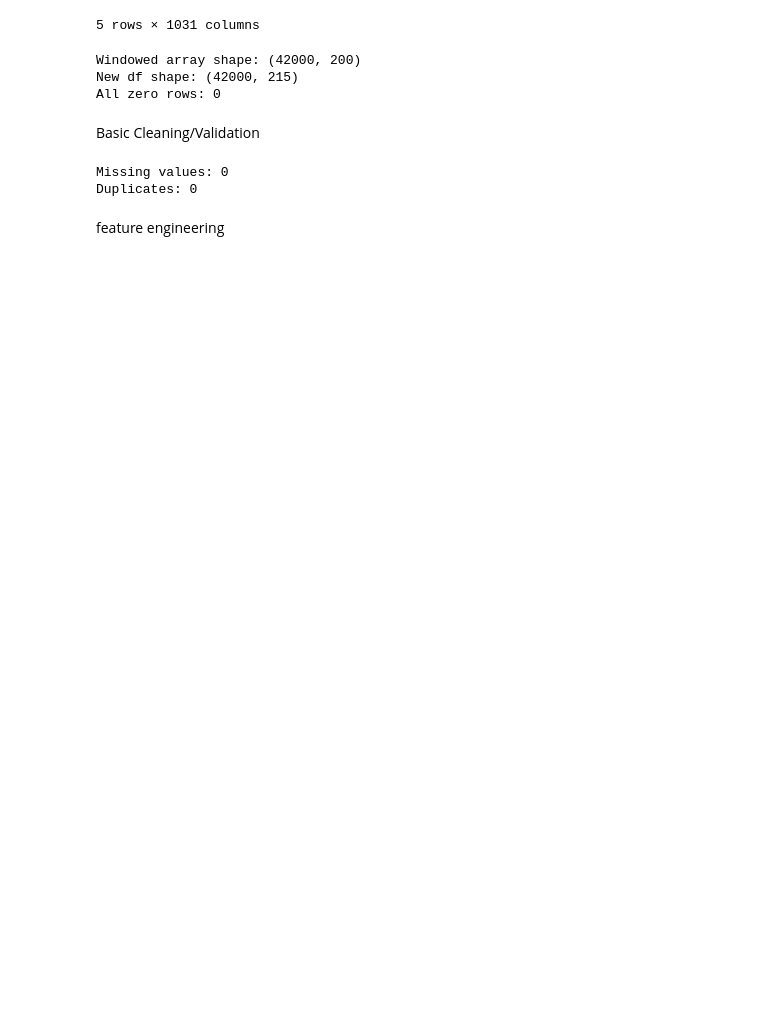
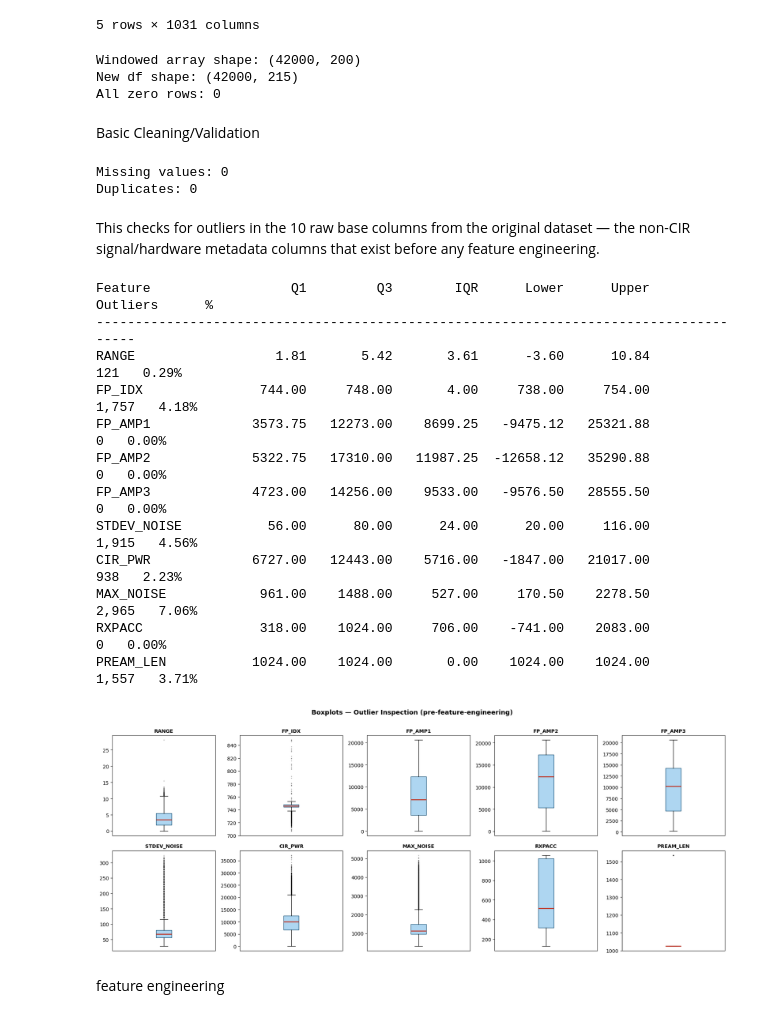
Before and after one commit to wymenlim/CSC3105, a Jupyter notebook: code/preprocessing.ipynb, the cells around one changed output. Drawn from its saved outputs; the diff is of its cells as text; code cells hidden in the pictures; blank space fills up the shorter version.

Commit message:
added a block where it shows if there are outliers

```diff
--- a/code/preprocessing.ipynb
+++ b/code/preprocessing.ipynb
@@ -108,6 +108,56 @@ df = df.drop_duplicates()
 # %% [output]
 Missing values: 0
 Duplicates: 0
+# %% [markdown]
+This checks for outliers in the 10 raw base columns from the original dataset — the non-CIR signal/hardware metadata columns that exist before any feature engineering.
+# %%
+
+import matplotlib.pyplot as plt
+
+numeric_cols = [
+    "RANGE", "FP_IDX", "FP_AMP1", "FP_AMP2", "FP_AMP3",
+    "STDEV_NOISE", "CIR_PWR", "MAX_NOISE", "RXPACC", "PREAM_LEN"
+]
+
+# ── IQR outlier count per feature ────────────────────────────────────────────
+print(f"{'Feature':<16} {'Q1':>10} {'Q3':>10} {'IQR':>10} {'Lower':>10} {'Upper':>10} {'Outliers':>10} {'%':>6}")
+print("-" * 86)
+for col in numeric_cols:
+    q1, q3 = df[col].quantile(0.25), df[col].quantile(0.75)
+    iqr = q3 - q1
+    lower, upper = q1 - 1.5 * iqr, q3 + 1.5 * iqr
+    n_out = ((df[col] < lower) | (df[col] > upper)).sum()
+    pct = 100 * n_out / len(df)
+    print(f"{col:<16} {q1:>10.2f} {q3:>10.2f} {iqr:>10.2f} {lower:>10.2f} {upper:>10.2f} {n_out:>10,} {pct:>6.2f}%")
+
+# ── Boxplots ──────────────────────────────────────────────────────────────────
+fig, axes = plt.subplots(2, 5, figsize=(18, 7))
+axes = axes.flatten()
+for ax, col in zip(axes, numeric_cols):
+    ax.boxplot(df[col].dropna(), vert=True, patch_artist=True,
+               boxprops=dict(facecolor="#AED6F1", color="#1A5276"),
+               medianprops=dict(color="#C0392B", linewidth=2),
+               flierprops=dict(marker=".", markersize=2, alpha=0.3, color="#717D7E"))
+    ax.set_title(col, fontsize=10, fontweight="bold")
+    ax.set_xticks([])
+
+plt.suptitle("Boxplots — Outlier Inspection (pre-feature-engineering)", fontsize=13, fontweight="bold", y=1.01)
+plt.tight_layout()
+plt.show()
+# %% [output]
+Feature                  Q1         Q3        IQR      Lower      Upper   Outliers      %
+--------------------------------------------------------------------------------------
+RANGE                  1.81       5.42       3.61      -3.60      10.84        121   0.29%
+FP_IDX               744.00     748.00       4.00     738.00     754.00      1,757   4.18%
+FP_AMP1             3573.75   12273.00    8699.25   -9475.12   25321.88          0   0.00%
+FP_AMP2             5322.75   17310.00   11987.25  -12658.12   35290.88          0   0.00%
+FP_AMP3             4723.00   14256.00    9533.00   -9576.50   28555.50          0   0.00%
+STDEV_NOISE           56.00      80.00      24.00      20.00     116.00      1,915   4.56%
+CIR_PWR             6727.00   12443.00    5716.00   -1847.00   21017.00        938   2.23%
+MAX_NOISE            961.00    1488.00     527.00     170.50    2278.50      2,965   7.06%
+RXPACC               318.00    1024.00     706.00    -741.00    2083.00          0   0.00%
+PREAM_LEN           1024.00    1024.00       0.00    1024.00    1024.00      1,557   3.71%
+[figure, added]
 # %% [markdown]
 feature engineering
 # %%
```
